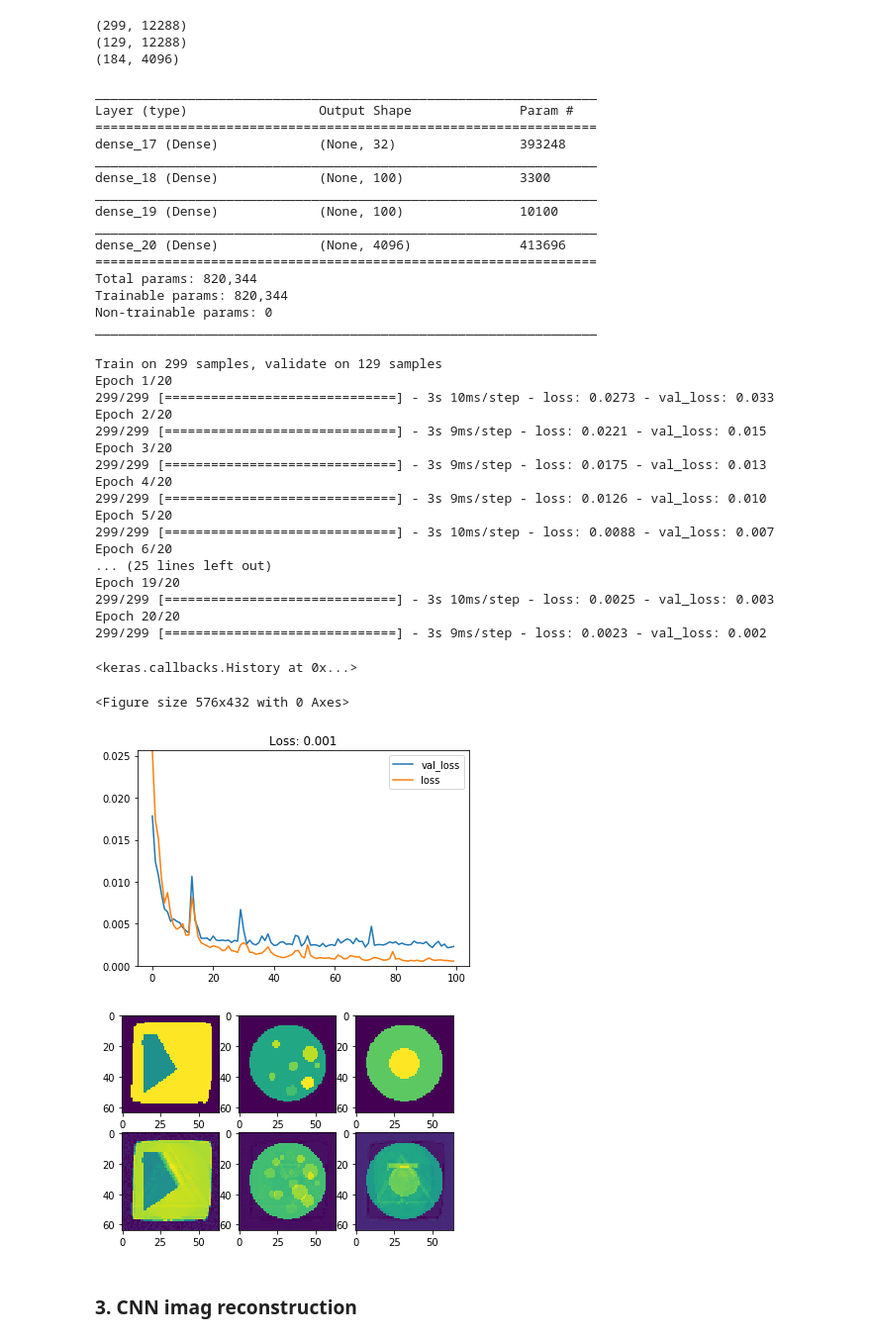
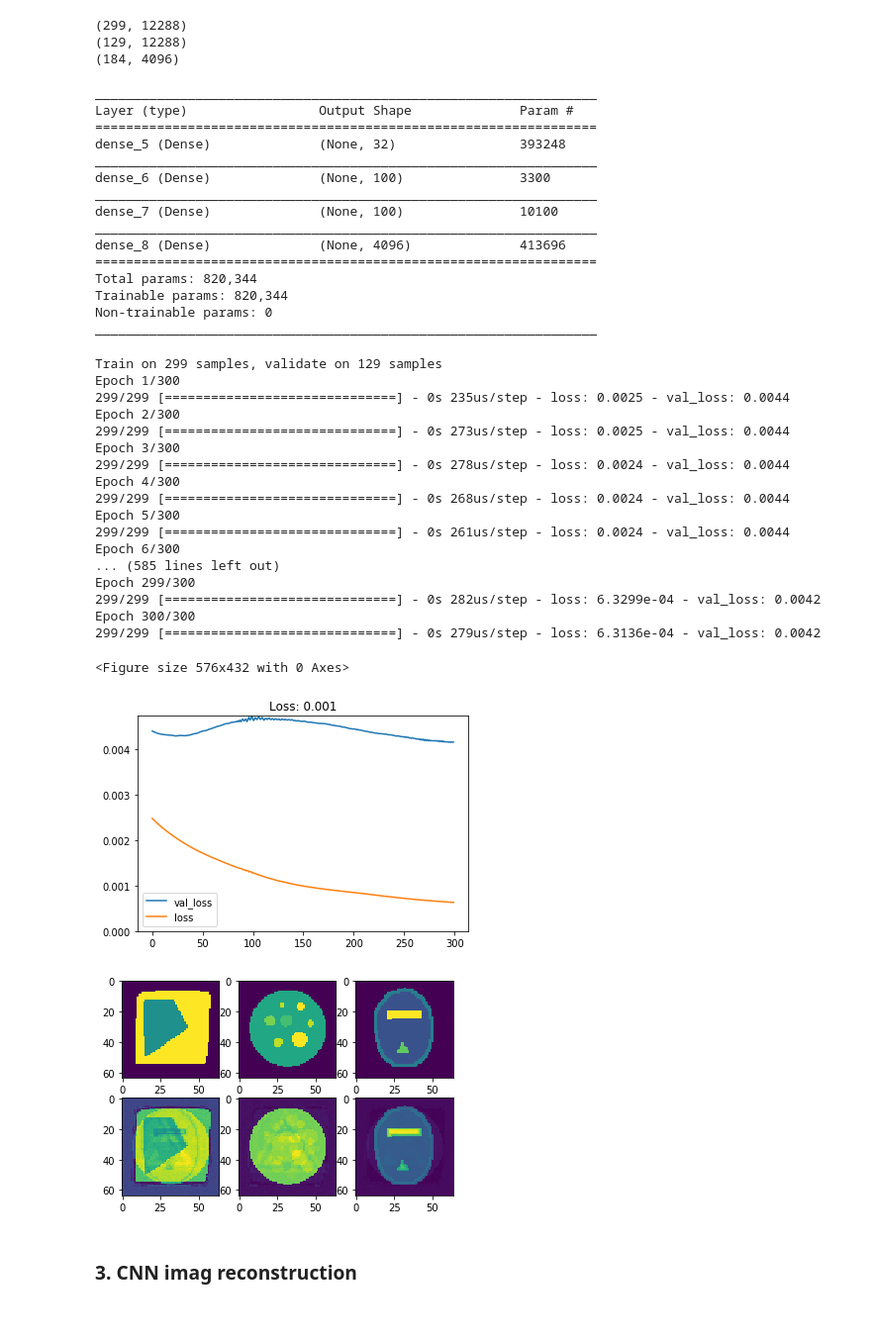
Before and after one commit to thayermldac/mre, a Jupyter notebook: modelfit_CNN_antoencoder.ipynb, the cells around one changed output. Shown at 99% size. Cells and saved outputs as stored; diff of their text form; code cells hidden in the pictures.

```diff
--- a/modelfit_CNN_antoencoder.ipynb
+++ b/modelfit_CNN_antoencoder.ipynb
@@ -149,57 +149,56 @@ print(test_y.shape) #(184, 4096)
 (129, 12288)
 (184, 4096)
 # %%
-model=Sequential()
-model.add(Dense(32,activation='relu',input_shape=(train_x.shape[1],)))
+model0=Sequential()
+model0.add(Dense(32,activation='relu',input_shape=(train_x.shape[1],)))
 #32= # of units
 
 #adding a second layer
-model.add(Dense(100,activation='relu'))
+model0.add(Dense(100,activation='relu'))
 
 #adding a third layer
-model.add(Dense(100,activation='relu'))
+model0.add(Dense(100,activation='relu'))
 
 #Final Layer: needs to be the same size as your desired output
-model.add(Dense(train_y.shape[1],activation='linear'))
+model0.add(Dense(train_y.shape[1],activation='linear'))
 
-model.summary()
+model0.summary()
 # %% [output]
 _________________________________________________________________
 Layer (type)                 Output Shape              Param #
 =================================================================
-dense_17 (Dense)             (None, 32)                393248
+dense_5 (Dense)              (None, 32)                393248
 _________________________________________________________________
-dense_18 (Dense)             (None, 100)               3300
+dense_6 (Dense)              (None, 100)               3300
 _________________________________________________________________
-dense_19 (Dense)             (None, 100)               10100
+dense_7 (Dense)              (None, 100)               10100
 _________________________________________________________________
-dense_20 (Dense)             (None, 4096)              413696
+dense_8 (Dense)              (None, 4096)              413696
 =================================================================
 Total params: 820,344
 Trainable params: 820,344
 Non-trainable params: 0
 _________________________________________________________________
 # %%
-model.compile(loss='mean_squared_error',
+model0.compile(loss='mean_squared_error',
              optimizer='adam')
 # %%
-ANNhistory=model.fit(train_x,train_y,epochs=20,batch_size=1,validation_data=(valid_x,valid_y))
+ANN=model0.fit(train_x,train_y,epochs=300,batch_size=299,validation_data=(valid_x,valid_y))
 # %% [output]
 Train on 299 samples, validate on 129 samples
-Epoch 1/20
-299/299 [==============================] - 3s 10ms/step - loss: 0.0273 - val_loss: 0.033
-Epoch 2/20
-299/299 [==============================] - 3s 9ms/step - loss: 0.0221 - val_loss: 0.015
-Epoch 3/20
-299/299 [==============================] - 3s 9ms/step - loss: 0.0175 - val_loss: 0.013
-Epoch 4/20
-299/299 [==============================] - 3s 9ms/step - loss: 0.0126 - val_loss: 0.010
-Epoch 5/20
-299/299 [==============================] - 3s 10ms/step - loss: 0.0088 - val_loss: 0.007
-Epoch 6/20
-... (25 lines left out)
-Epoch 19/20
-299/299 [==============================] - 3s 10ms/step - loss: 0.0025 - val_loss: 0.003
-Epoch 20/20
-299/299 [==============================] - 3s 9ms/step - loss: 0.0023 - val_loss: 0.002
+Epoch 1/300
+299/299 [==============================] - 0s 235us/step - loss: 0.0025 - val_loss: 0.0044
+Epoch 2/300
+299/299 [==============================] - 0s 273us/step - loss: 0.0025 - val_loss: 0.0044
+Epoch 3/300
+299/299 [==============================] - 0s 278us/step - loss: 0.0024 - val_loss: 0.0044
+Epoch 4/300
+299/299 [==============================] - 0s 268us/step - loss: 0.0024 - val_loss: 0.0044
+Epoch 5/300
+299/299 [==============================] - 0s 261us/step - loss: 0.0024 - val_loss: 0.0044
+Epoch 6/300
+... (585 lines left out)
+Epoch 299/300
+299/299 [==============================] - 0s 282us/step - loss: 6.3299e-04 - val_loss: 0.0042
+Epoch 300/300
+299/299 [==============================] - 0s 279us/step - loss: 6.3136e-04 - val_loss: 0.0042
-<keras.callbacks.History at 0x...>
@@ -208,19 +205,20 @@ Epoch 20/20
 # %%
-plot_loss(ANNhistory)
+plot_loss(ANN)
 # %% [output]
 <Figure size 576x432 with 0 Axes>
-[figure, old version]
+[figure, new version]
 # %%
-predict_y=model.predict(test_x).reshape(test_x.shape[0],64,64)
+predict_y=model0.predict(test_x).reshape(test_x.shape[0],64,64)
 # %%
 nimg=3
+N=50
 for i in range(nimg):
     ax=plt.subplot(2,nimg,i+1)
-    plt.imshow(test_Y[i+10])
+    plt.imshow(test_Y[i+N])
     ax=plt.subplot(2,nimg,i+1+nimg)
-    plt.imshow(predict_y[i+10])
+    plt.imshow(predict_y[i+N])
 # %% [output]
-[figure, old version]
+[figure, new version]
 # %% [markdown]
 ### 3. CNN imag reconstruction
 # %%
```
Also changed, not shown: parts of 32 cells of this notebook.
